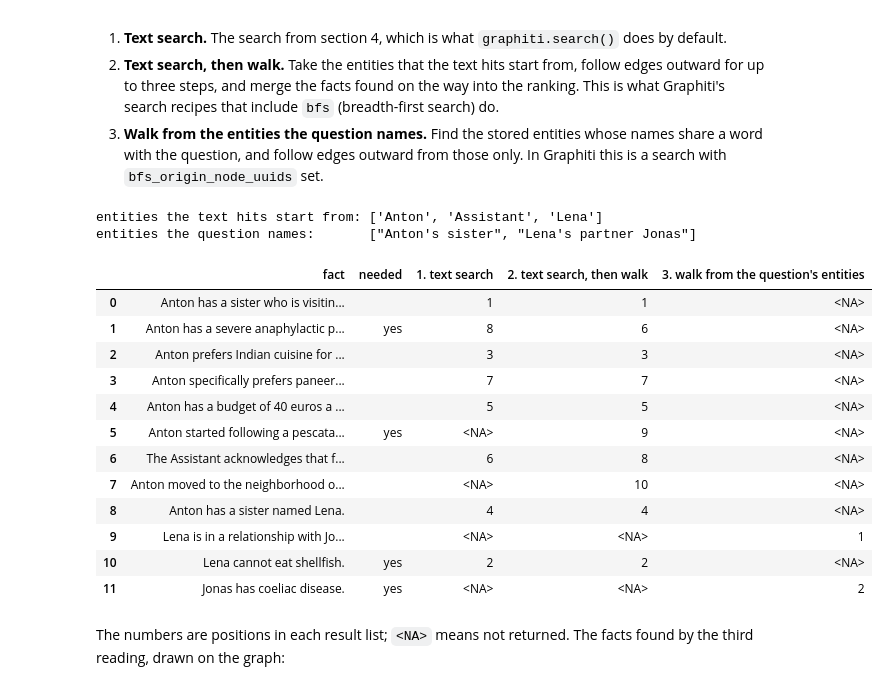
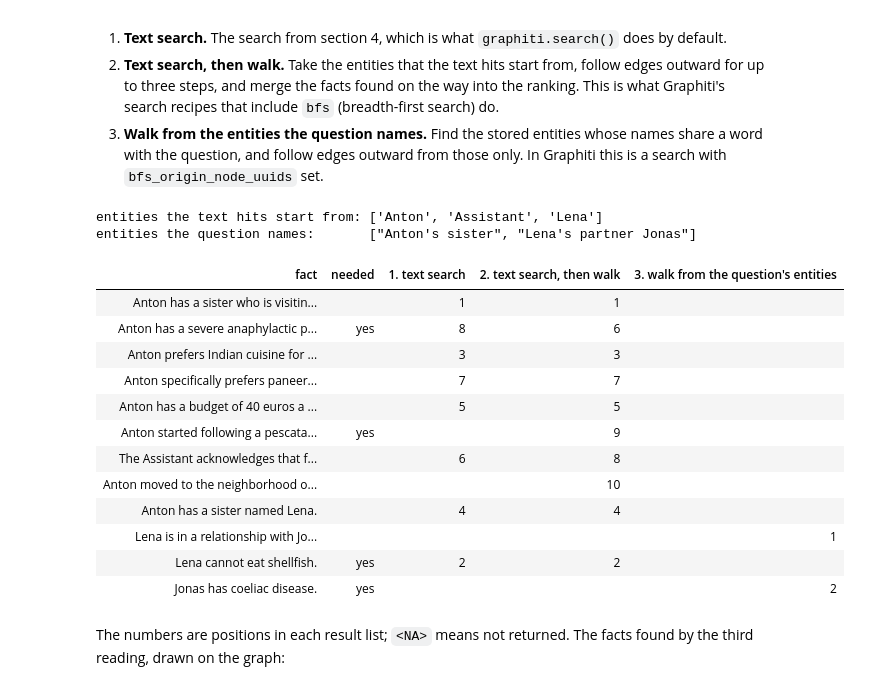
Before and after one commit to anton-dergunov/agent-memory-eval, a Jupyter notebook: notebooks/03-zep-graphiti.ipynb, the cells around one changed output. Cells and saved outputs as stored; diff of their text form; code cells hidden in the pictures.

```diff
--- a/notebooks/03-zep-graphiti.ipynb
+++ b/notebooks/03-zep-graphiti.ipynb
@@ -70,6 +70,19 @@ from config import CHAT_MODEL, EMBED_MODEL, embed, generate
 
 pd.set_option("display.max_colwidth", None)
 pd.set_option("display.width", 200)
+
+
+def table(frame):
+    """A table with text on the left and numbers on the right, each header over its column."""
+    numbers = frame.select_dtypes("number").columns
+    return (frame.style.hide(axis="index").format(precision=3, thousands=",", na_rep="")
+            .set_table_styles([{"selector": "th", "props": "text-align: left;"},
+                               {"selector": "td", "props": "text-align: left; white-space: pre-wrap;"},
+                               {"selector": "caption", "props": "text-align: left; font-weight: bold;"}])
+            .set_table_styles({column: [{"selector": "", "props": "text-align: right;"}] for column in numbers},
+                              overwrite=False))
+
+
 print(f"chat model: {CHAT_MODEL}   embedding model: {EMBED_MODEL}")
 # %% [output]
 chat model: gemini-3.1-flash-lite   embedding model: gemini-embedding-001
@@ -154,17 +167,6 @@ def as_messages(key, session):
 MESSAGES = as_messages("s1", SESSION_1) + as_messages("s2", SESSION_2)
 
 
-def table(frame):
-    """A table with text on the left and numbers on the right, each header over its column."""
-    numbers = frame.select_dtypes("number").columns
-    return (frame.style.hide(axis="index").format(thousands=",", na_rep="")
-            .set_table_styles([{"selector": "th", "props": "text-align: left;"},
-                               {"selector": "td", "props": "text-align: left; white-space: pre-wrap;"},
-                               {"selector": "caption", "props": "text-align: left; font-weight: bold;"}])
-            .set_table_styles({column: [{"selector": "", "props": "text-align: right;"}] for column in numbers},
-                              overwrite=False))
-
-
 def show_session(caption, turns):
     """One session as a table, under its date."""
     return table(pd.DataFrame(turns)).set_caption(caption)
@@ -1295,47 +1297,47 @@ current_graph = Graph(graph.entities, current_facts)
 
 # 1. text search
 text_hits = search(QUESTION, question_vector, current_facts)
 
 # 2. text search, then walk outward from the entities those hits start from
 hit_entities = {f.source for f in text_hits}
 walked = walk(current_graph, hit_entities, steps=MAX_SEARCH_DEPTH)
 text_and_walk = merge_rankings(rank_by_wording(QUESTION, current_facts),
                                rank_by_meaning(question_vector, current_facts), walked)[:10]
 
 # 3. walk from the entities the question names
 named = entities_named_in(current_graph, QUESTION)
 chain = walk(current_graph, named, steps=2)
 
 print("entities the text hits start from:", sorted(hit_entities))
 print("entities the question names:      ", named)
 NEEDED = ("pescatarian", "peanut", "shellfish", "coeliac")
 comparison = pd.DataFrame([
     {"fact": f.text,
      "needed": "yes" if any(w in f.text.lower() for w in NEEDED) else "",
      "1. text search": position(f, text_hits),
      "2. text search, then walk": position(f, text_and_walk),
      "3. walk from the question's entities": position(f, chain)}
     for f in current_facts
 ])
 for column in comparison.columns[2:]:
     comparison[column] = comparison[column].astype("Int64")
-comparison
+table(comparison)
 # %% [output]
 entities the text hits start from: ['Anton', 'Assistant', 'Lena']
 entities the question names:       ["Anton's sister", "Lena's partner Jonas"]
-|  | fact | needed | 1. text search | 2. text search, then walk | 3. walk from the question's entities |
-| 0 | Anton has a sister who is visitin... |  | 1 | 1 | <NA> |
-| 1 | Anton has a severe anaphylactic p... | yes | 8 | 6 | <NA> |
-| 2 | Anton prefers Indian cuisine for ... |  | 3 | 3 | <NA> |
-| 3 | Anton specifically prefers paneer... |  | 7 | 7 | <NA> |
-| 4 | Anton has a budget of 40 euros a ... |  | 5 | 5 | <NA> |
-| 5 | Anton started following a pescata... | yes | <NA> | 9 | <NA> |
-| 6 | The Assistant acknowledges that f... |  | 6 | 8 | <NA> |
-| 7 | Anton moved to the neighborhood o... |  | <NA> | 10 | <NA> |
-| 8 | Anton has a sister named Lena. |  | 4 | 4 | <NA> |
-| 9 | Lena is in a relationship with Jo... |  | <NA> | <NA> | 1 |
-| 10 | Lena cannot eat shellfish. | yes | 2 | 2 | <NA> |
-| 11 | Jonas has coeliac disease. | yes | <NA> | <NA> | 2 |
+| fact | needed | 1. text search | 2. text search, then walk | 3. walk from the question's entities |
+| Anton has a sister who is visitin... |  | 1 | 1 |  |
+| Anton has a severe anaphylactic p... | yes | 8 | 6 |  |
+| Anton prefers Indian cuisine for ... |  | 3 | 3 |  |
+| Anton specifically prefers paneer... |  | 7 | 7 |  |
+| Anton has a budget of 40 euros a ... |  | 5 | 5 |  |
+| Anton started following a pescata... | yes |  | 9 |  |
+| The Assistant acknowledges that f... |  | 6 | 8 |  |
+| Anton moved to the neighborhood o... |  |  | 10 |  |
+| Anton has a sister named Lena. |  | 4 | 4 |  |
+| Lena is in a relationship with Jo... |  |  |  | 1 |
+| Lena cannot eat shellfish. | yes | 2 | 2 |  |
+| Jonas has coeliac disease. | yes |  |  | 2 |
 # %% [markdown]
 The numbers are positions in each result list; `<NA>` means not returned.
 The facts found by the third reading, drawn on the graph:
```
Also changed, not shown: parts of 19 cells of this notebook, 5 other files.
